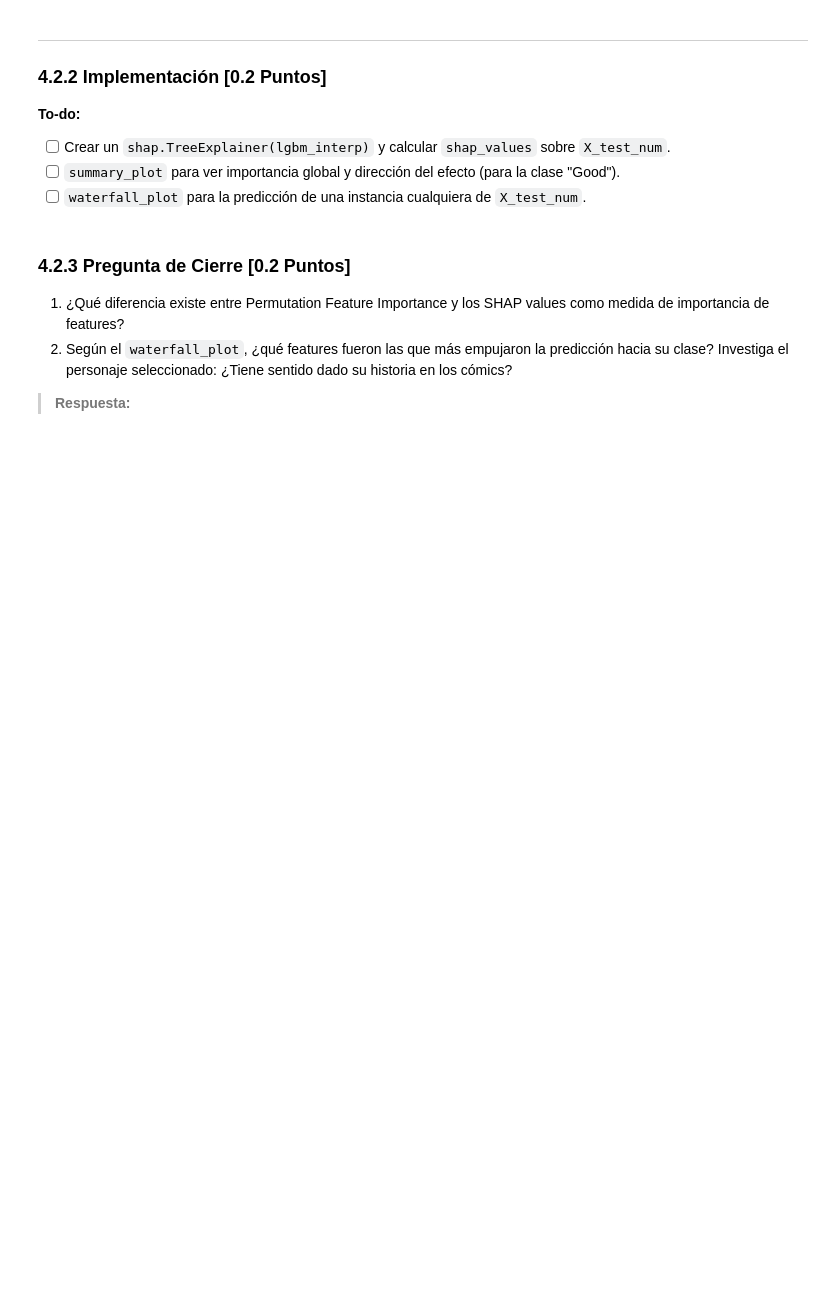
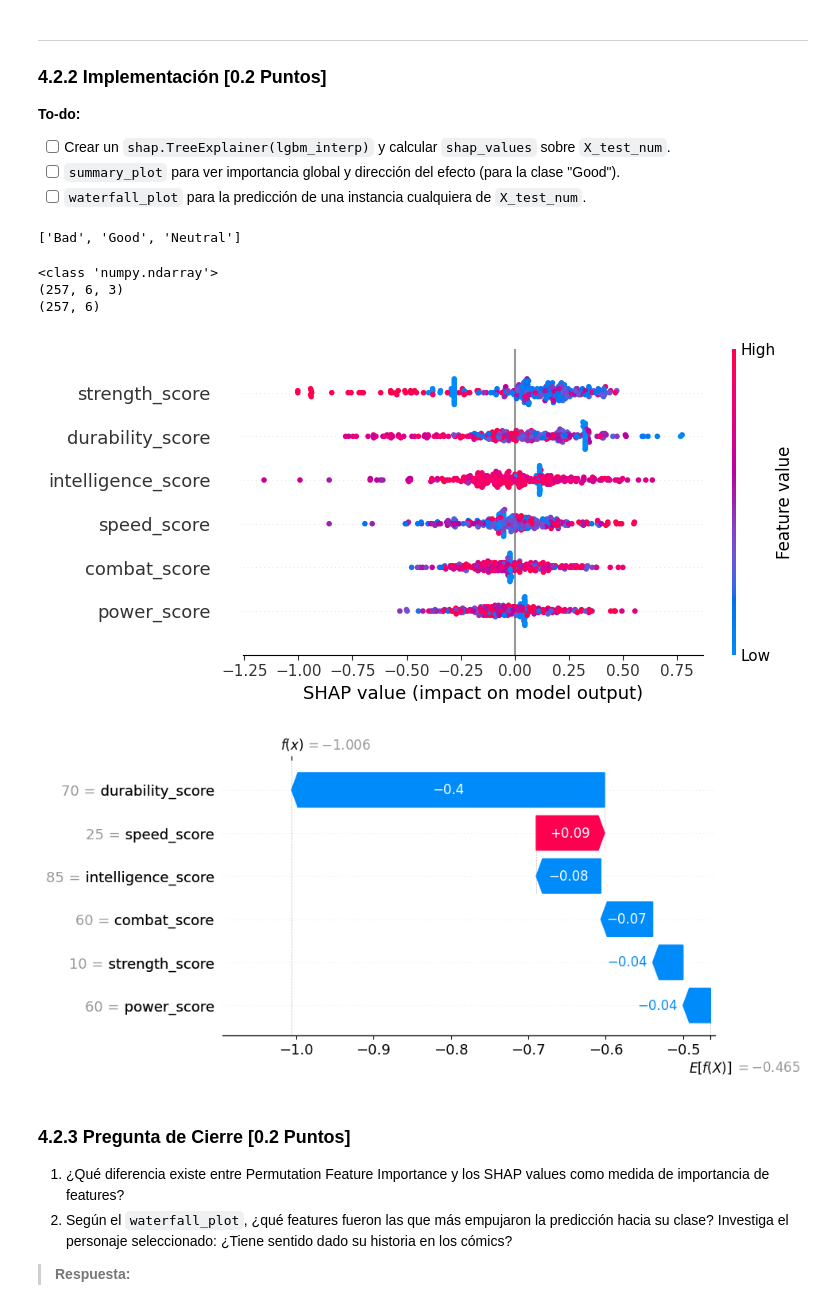
Before and after one commit to cadaeic628/MDS7202, a Jupyter notebook: labs/lab_7/Laboratorio_7.ipynb, the cells around one changed output. Saved outputs shown, nothing was run; the diff lists cells and outputs as text; code cells hidden in the pictures; blank space fills up the shorter version.

```diff
--- a/labs/lab_7/Laboratorio_7.ipynb
+++ b/labs/lab_7/Laboratorio_7.ipynb
@@ -842,4 +902,10 @@ X_train_num = X_train[NUMERICAL_FEATURES]
 X_test_num = X_test[NUMERICAL_FEATURES]
 
 # Reentrenar LGBM con los mejores hiperparámetros, solo sobre scores numéricos
-lgbm_interp = ...
+lgbm_interp = LGBMClassifier(
+    random_state=RANDOM_STATE,
+    verbose=-1,
+    n_jobs=-1,
+)
+
+lgbm_interp.fit(X_train_num, y_train)
@@ -898,7 +1015,57 @@ Responde las siguientes preguntas con tus propias palabras:
 - [ ] `summary_plot` para ver importancia global y dirección del efecto (para la clase "Good").
 - [ ] `waterfall_plot` para la predicción de una instancia cualquiera de `X_test_num`.
 # %%
-#### Código aquí ####
+explainer = shap.TreeExplainer(lgbm_interp)
+
+shap_values = explainer.shap_values(X_test_num)
+
+class_names = list(lgbm_interp.classes_)
+print(class_names)
+# %% [output]
+['Bad', 'Good', 'Neutral']
+# %%
+print(type(shap_values))
+
+if isinstance(shap_values, list):
+    print([sv.shape for sv in shap_values])
+else:
+    print(shap_values.shape)
+
+print(X_test_num.shape)
+# %% [output]
+<class 'numpy.ndarray'>
+(257, 6, 3)
+(257, 6)
+# %%
+explainer = shap.TreeExplainer(lgbm_interp)
+
+shap_values = explainer.shap_values(X_test_num)
+
+class_names = list(lgbm_interp.classes_)
+good_idx = class_names.index("Good")
+
+shap_values_good = shap_values[:, :, good_idx]
+expected_value_good = explainer.expected_value[good_idx]
+
+shap.summary_plot(
+    shap_values_good,
+    X_test_num,
+    feature_names=NUMERICAL_FEATURES,
+)
+
+idx = 0
+
+shap.waterfall_plot(
+    shap.Explanation(
+        values=shap_values_good[idx],
+        base_values=expected_value_good,
+        data=X_test_num.iloc[idx],
+        feature_names=NUMERICAL_FEATURES,
+    )
+)
+# %% [output]
+[figure, added]
+[figure, added]
 # %% [markdown]
 ### 4.2.3 Pregunta de Cierre [0.2 Puntos]
 
```
Also changed, not shown: parts of 23 cells of this notebook.
